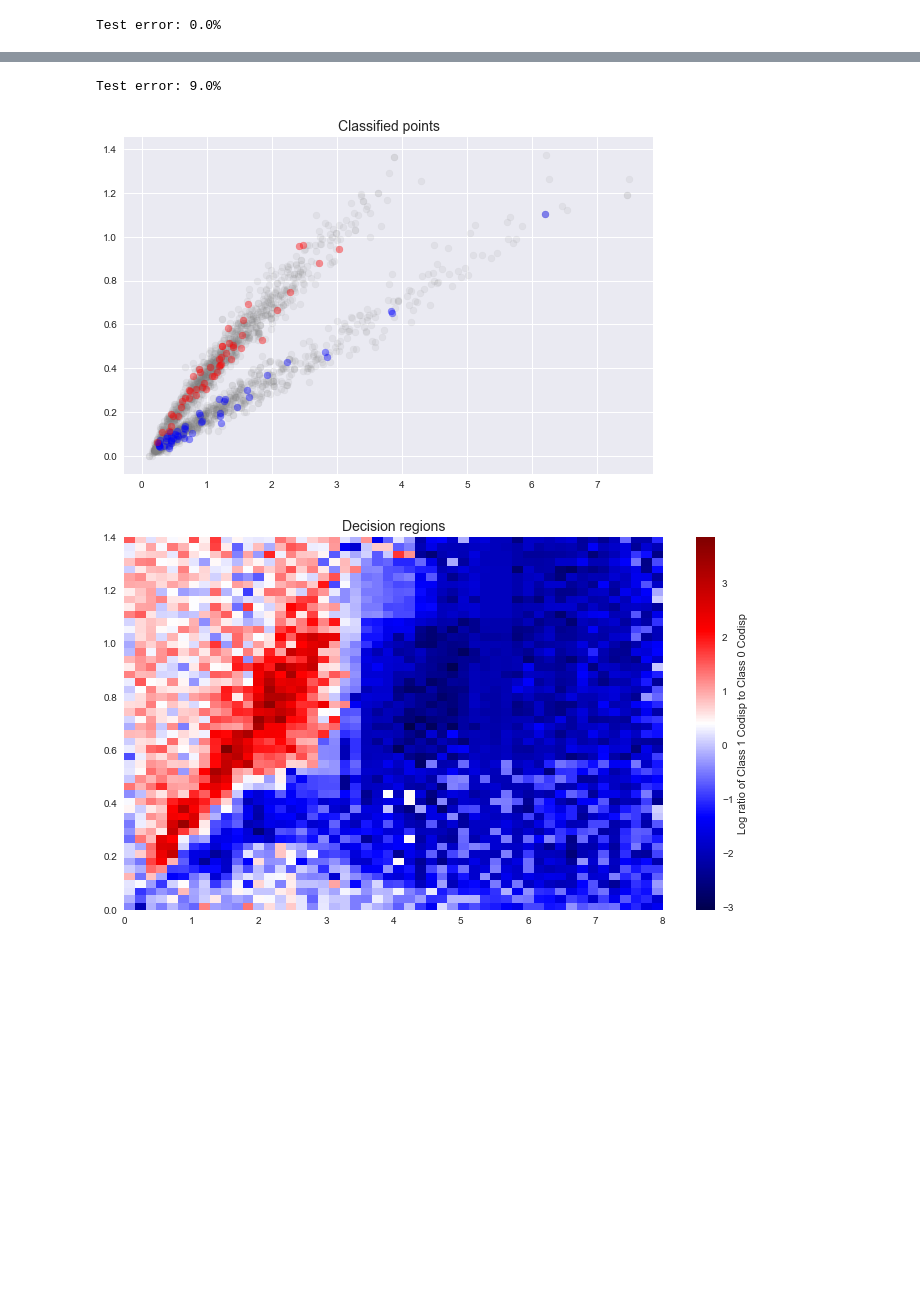
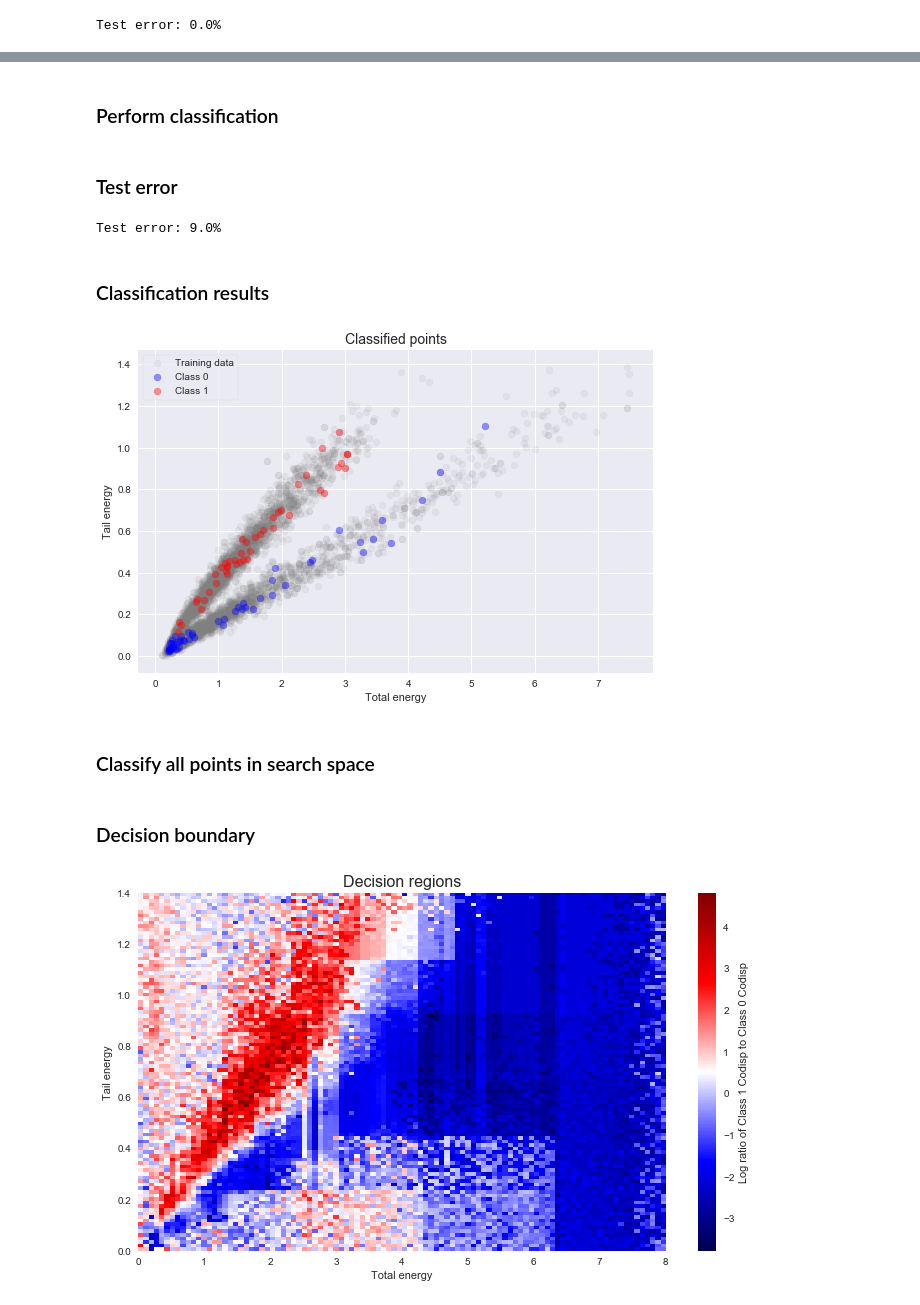
Before and after one commit to kLabUM/rrcf, a Jupyter notebook: notebooks/classification_test.ipynb, the cells around one changed output, grey strips where cells are left out. Saved outputs shown, nothing was run; the diff lists cells and outputs as text; code cells hidden in the pictures; blank space fills up the shorter version.

Commit message:
Fix shingle bug; clean up classification example

```diff
--- a/notebooks/classification_test.ipynb
+++ b/notebooks/classification_test.ipynb
@@ -89,10 +90,10 @@ y = pd.Series({-1:0, 1:1})[y.ravel()].values
 
 # Set parameters
 np.random.seed(0)
-n = 1000
+n = 2500
 m = 100
 d = 2
-num_trees = 50
+num_trees = 60
 
 # Take random sample
 X_0 = x[np.random.choice(np.flatnonzero(y.ravel() == 0), size=n)]
@@ -107,3 +113,5 @@ plt.tight_layout()
+# %% [markdown]
+### Perform classification
 # %%
 # Create random cut forests
 forest_0 = []
@@ -127,23 +135,32 @@ for index in range(m):
         tree_1.forget_point(n + index)
 
 avg_codisp /= num_trees
+# %% [markdown]
+### Test error
 # %%
 predictions = np.argmin(avg_codisp, axis=1)
 test_error = 1 - (predictions == y[ix]).sum() / m
 print("Test error: {:.1f}%".format(100*test_error))
 # %% [output]
 Test error: 9.0%
+# %% [markdown]
+### Classification results
 # %%
 plt.scatter(X_0[:,0], X_0[:,1], c='0.5', alpha=0.1)
-plt.scatter(X_1[:,0], X_1[:,1], c='0.5', alpha=0.1)
-plt.scatter(x[ix][predictions == 0][:,0], x[ix][predictions == 0][:,1], c='b', alpha=0.4)
-plt.scatter(x[ix][predictions == 1][:,0], x[ix][predictions == 1][:,1], c='r', alpha=0.4)
+plt.scatter(X_1[:,0], X_1[:,1], c='0.5', alpha=0.1, label='Training data')
+plt.scatter(x[ix][predictions == 0][:,0], x[ix][predictions == 0][:,1], c='b', alpha=0.4, label='Class 0')
+plt.scatter(x[ix][predictions == 1][:,0], x[ix][predictions == 1][:,1], c='r', alpha=0.4, label='Class 1')
 plt.title('Classified points', size=14)
+plt.xlabel('Total energy')
+plt.ylabel('Tail energy')
+plt.legend(frameon=True)
 plt.tight_layout()
 # %% [output]
-[figure, old version]
+[figure, new version]
+# %% [markdown]
+### Classify all points in search space
 # %%
-nn = 2500
+nn = 10000
 num_trees = 10
 
 # Create random cut forests
@@ -155,8 +172,8 @@ for _ in range(num_trees):
     forest_0.append(tree_0)
     forest_1.append(tree_1)
 
-points = np.vstack(np.dstack(np.meshgrid(np.linspace(0, 8, 50),
-                                         np.linspace(0, 1.4, 50))))
+points = np.vstack(np.dstack(np.meshgrid(np.linspace(0, 8, 100),
+                                         np.linspace(0, 1.4, 100))))
 avg_codisp = np.zeros((nn, d))
 
 for index in range(nn):
@@ -169,13 +186,17 @@ for index in range(nn):
         tree_1.forget_point(n + index)
 
 avg_codisp /= num_trees
+# %% [markdown]
+### Decision boundary
 # %%
 fig, ax = plt.subplots(figsize=(10,6))
-plt.imshow(-np.log(avg_codisp[:,1] / avg_codisp[:,0]).reshape(50, 50), cmap='seismic', extent=(0, 8, 0, 1.4), origin='lower',
+plt.imshow(-np.log(avg_codisp[:,1] / avg_codisp[:,0]).reshape(100, 100), cmap='seismic', extent=(0, 8, 0, 1.4), origin='lower',
            aspect='auto')
 plt.colorbar(label='Log ratio of Class 1 Codisp to Class 0 Codisp')
 plt.grid('off')
-plt.title('Decision regions', size=14)
+plt.title('Decision regions', size=16)
+plt.xlabel('Total energy')
+plt.ylabel('Tail energy')
 plt.tight_layout()
 # %% [output]
-[figure, old version]
+[figure, new version]
```
Also changed, not shown: parts of 8 cells of this notebook, 2 other files.
